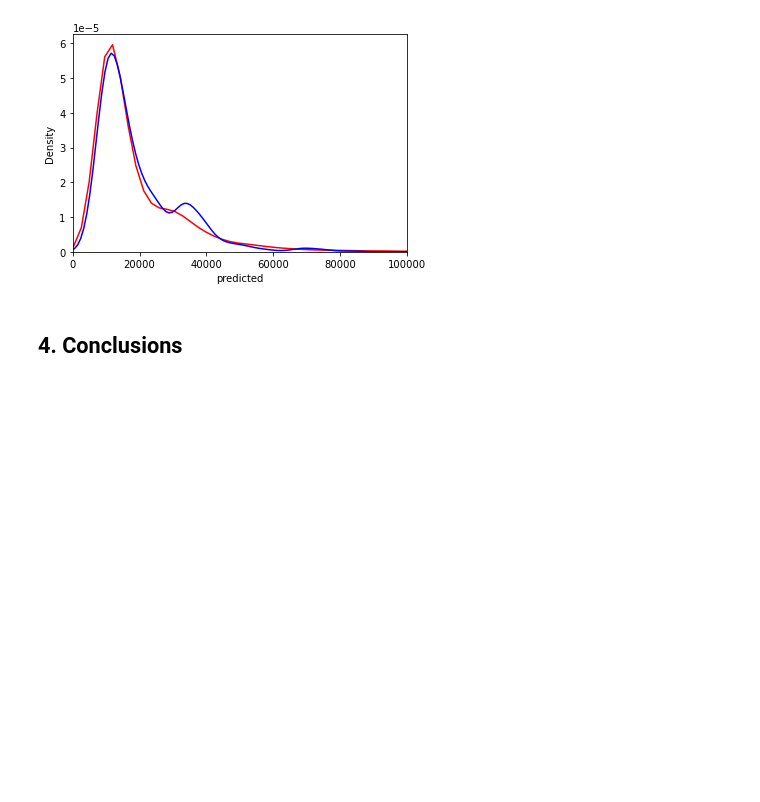
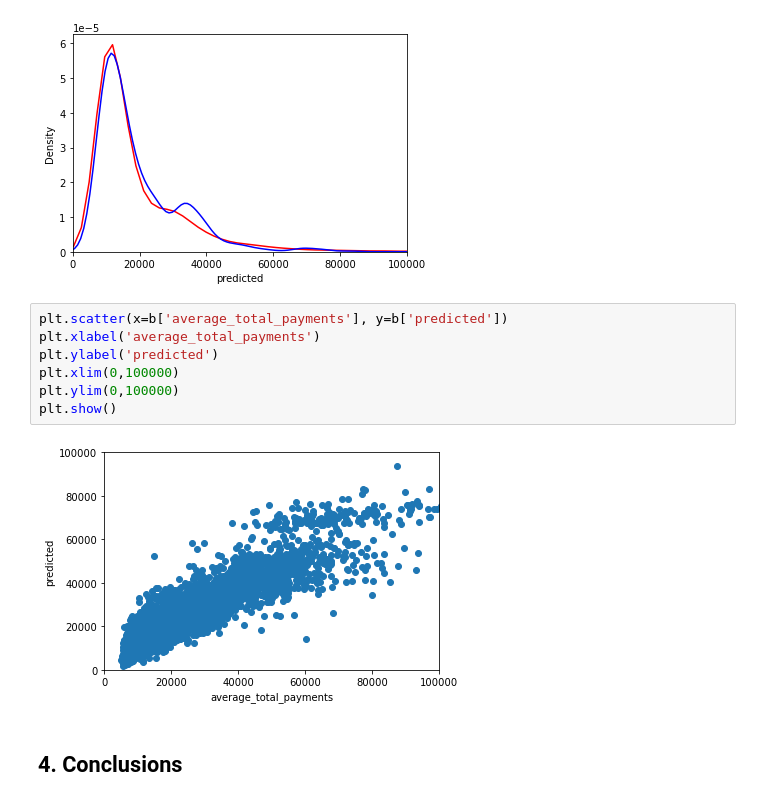
Before and after one commit to AnyiHuang/Analyzing-Inpatient-medical-expense-in-US, a Jupyter notebook: BA780_Team5A.ipynb, the cells around one changed output. Saved outputs shown, nothing was run; the diff lists cells and outputs as text; blank space fills up the shorter version.

```diff
--- a/BA780_Team5A.ipynb
+++ b/BA780_Team5A.ipynb
@@ -596,6 +608,15 @@ plt.xlim(0,100000)
 `distplot` is a deprecated function and will be removed in a future version. Please adapt your code to use either `displot` (a figure-level function with similar flexibility) or `kdeplot` (an axes-lev ...
 (0.0, 100000.0)
 [figure]
+# %%
+plt.scatter(x=b['average_total_payments'], y=b['predicted'])
+plt.xlabel('average_total_payments')
+plt.ylabel('predicted')
+plt.xlim(0,100000)
+plt.ylim(0,100000)
+plt.show()
+# %% [output]
+[figure, added]
 # %% [markdown]
 ## 4. Conclusions
 # %% [markdown]
```
Also changed, not shown: parts of 4 cells of this notebook.
